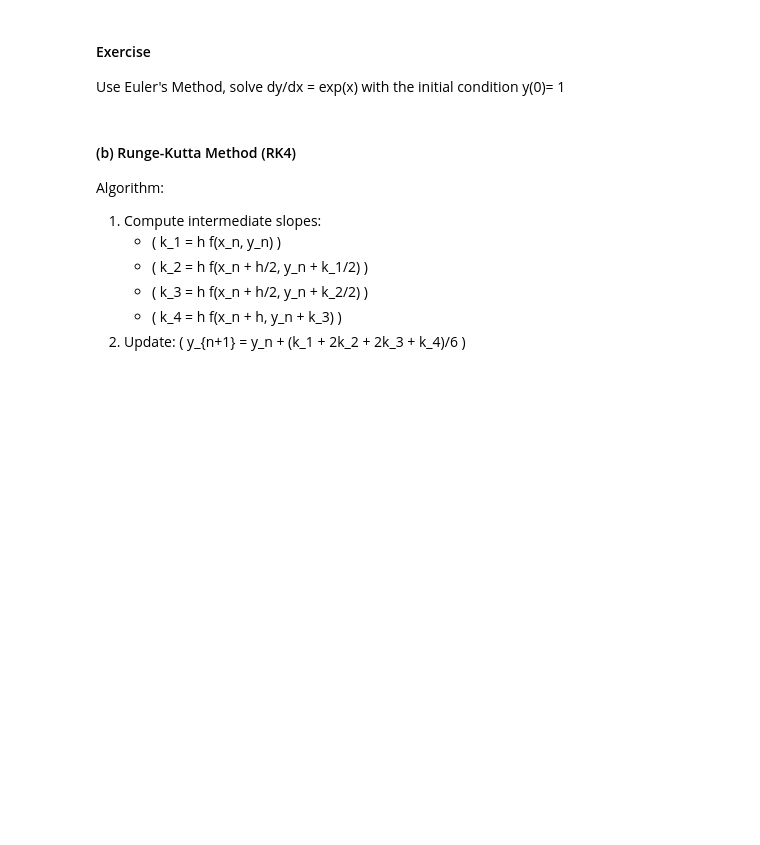
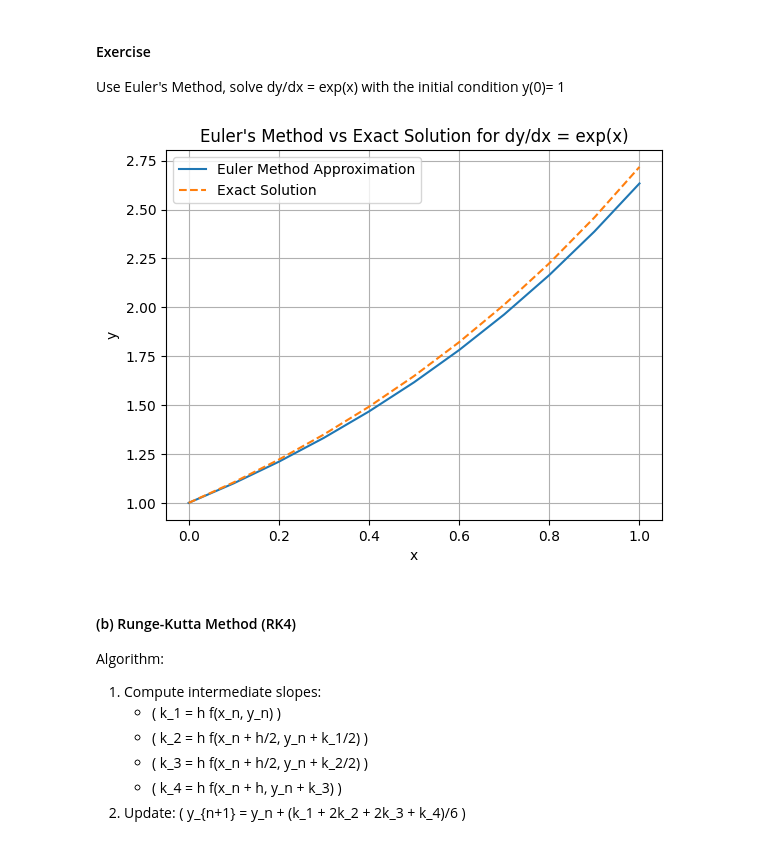
Before and after one commit to chrsshkm/Engineering-Methods-Lecture-Exercises, a Jupyter notebook: Lecture 10_Interpolation_Differentiation.ipynb, the cells around one changed output. Cells and saved outputs as stored; diff of their text form; code cells hidden in the pictures; blank space fills up the shorter version.

```diff
--- a/Lecture 10_Interpolation_Differentiation.ipynb
+++ b/Lecture 10_Interpolation_Differentiation.ipynb
@@ -149,7 +191,37 @@ Algorithm:
 #### Exercise
 Use Euler's Method, solve dy/dx = exp(x) with the initial condition y(0)= 1
 # %%
-# Your code here
+#### Exercise
+#Use Euler's Method, solve dy/dx = exp(x) with the initial condition y(0)= 1
+import numpy as np
+import matplotlib.pyplot as plt
+h = 0.1
+
+num_steps = 10
+
+def f(x, y):
+    return np.exp(x)
+
+x0 =0
+y= 1
+xs = [x0]
+ys = [y]
+
+for n in range(num_steps):
+    y = y + h * f(x0, y)
+    x0 = x0 + h
+    xs.append(x0)
+    ys.append(y)
+
+plt.plot(xs, ys, label='Euler Method Approximation')
+plt.plot(xs, np.exp(xs), label='Exact Solution', linestyle='dashed')
+plt.xlabel('x')
+plt.ylabel('y')
+plt.title("Euler's Method vs Exact Solution for dy/dx = exp(x)")
+plt.legend()
+plt.grid()
+# %% [output]
+[figure, added]
 # %% [markdown]
 
 #### (b) Runge-Kutta Method (RK4)
```
Also changed, not shown: parts of 3 cells of this notebook.
